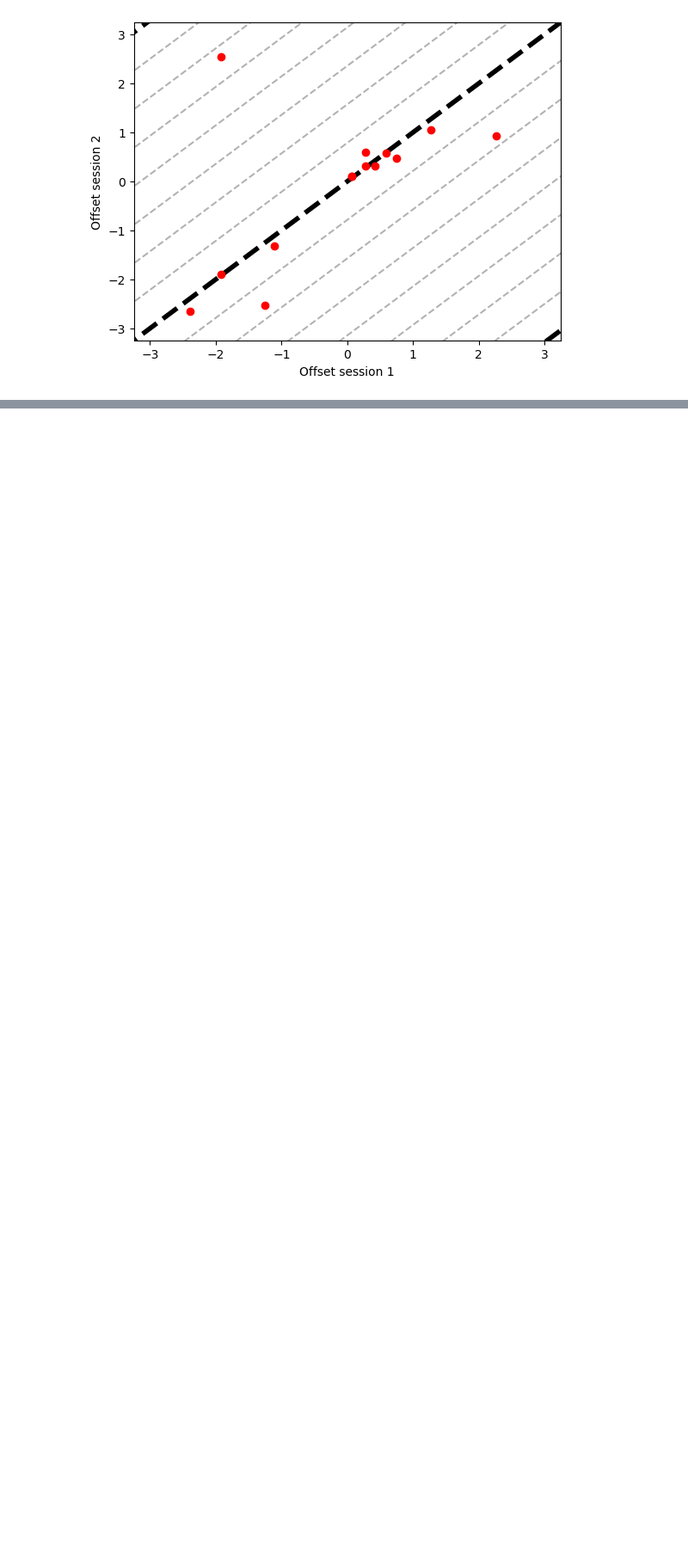
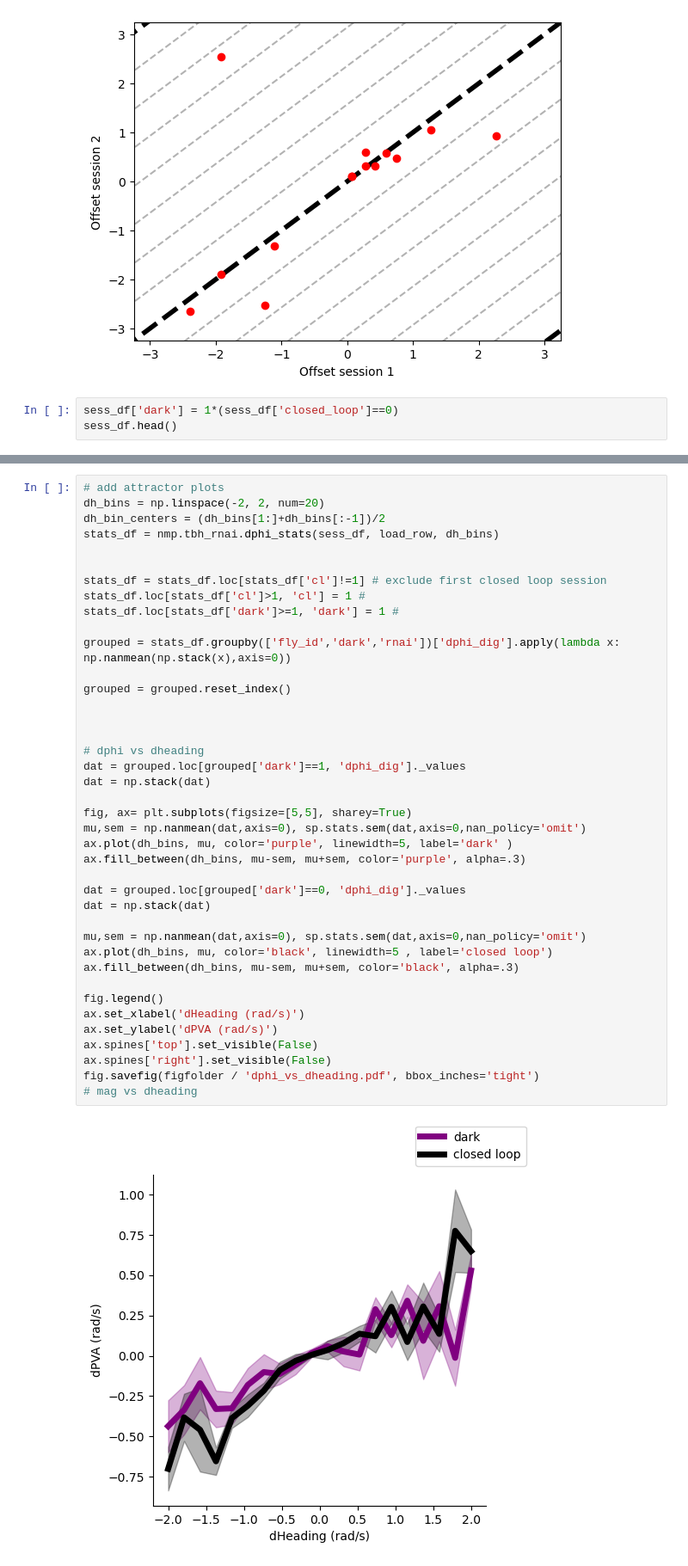
Before and after one commit to yfisher-lab/NeuromodPlasticity, a Jupyter notebook: NeuromodPlasticity/figures/presynaptic_gating/EPG_across_dark.ipynb, the cells around one changed output, grey strips where cells are left out. Shown at 86% size. Cells and saved outputs as stored; diff of their text form; blank space fills up the shorter version.

```diff
--- a/NeuromodPlasticity/figures/presynaptic_gating/EPG_across_dark.ipynb
+++ b/NeuromodPlasticity/figures/presynaptic_gating/EPG_across_dark.ipynb
@@ -299,3 +305,6 @@ ax.set_ylim([-np.pi-.1, np.pi+.1])
 fig.savefig(figfolder / 'offset1_v_offset2.pdf')
 # %% [output]
 [figure]
+# %%
+sess_df['dark'] = 1*(sess_df['closed_loop']==0)
+sess_df.head()
@@ -301,0 +318,42 @@ fig.savefig(figfolder / 'offset1_v_offset2.pdf')
+# %%
+# add attractor plots
+dh_bins = np.linspace(-2, 2, num=20)
+dh_bin_centers = (dh_bins[1:]+dh_bins[:-1])/2
+stats_df = nmp.tbh_rnai.dphi_stats(sess_df, load_row, dh_bins)
+
+
+stats_df = stats_df.loc[stats_df['cl']!=1] # exclude first closed loop session
+stats_df.loc[stats_df['cl']>1, 'cl'] = 1 #
+stats_df.loc[stats_df['dark']>=1, 'dark'] = 1 #
+
+grouped = stats_df.groupby(['fly_id','dark','rnai'])['dphi_dig'].apply(lambda x: np.nanmean(np.stack(x),axis=0))
+
+grouped = grouped.reset_index()
+
+
+
+# dphi vs dheading
+dat = grouped.loc[grouped['dark']==1, 'dphi_dig']._values
+dat = np.stack(dat)
+
+fig, ax= plt.subplots(figsize=[5,5], sharey=True)
+mu,sem = np.nanmean(dat,axis=0), sp.stats.sem(dat,axis=0,nan_policy='omit')
+ax.plot(dh_bins, mu, color='purple', linewidth=5, label='dark' )
+ax.fill_between(dh_bins, mu-sem, mu+sem, color='purple', alpha=.3)
+
+dat = grouped.loc[grouped['dark']==0, 'dphi_dig']._values
+dat = np.stack(dat)
+
+mu,sem = np.nanmean(dat,axis=0), sp.stats.sem(dat,axis=0,nan_policy='omit')
+ax.plot(dh_bins, mu, color='black', linewidth=5 , label='closed loop')
+ax.fill_between(dh_bins, mu-sem, mu+sem, color='black', alpha=.3)
+
+fig.legend()
+ax.set_xlabel('dHeading (rad/s)')
+ax.set_ylabel('dPVA (rad/s)')
+ax.spines['top'].set_visible(False)
+ax.spines['right'].set_visible(False)
+fig.savefig(figfolder / 'dphi_vs_dheading.pdf', bbox_inches='tight')
+# mag vs dheading
+# %% [output]
+[figure, added]
```
Also changed, not shown: parts of 4 cells of this notebook, 3 other files.
